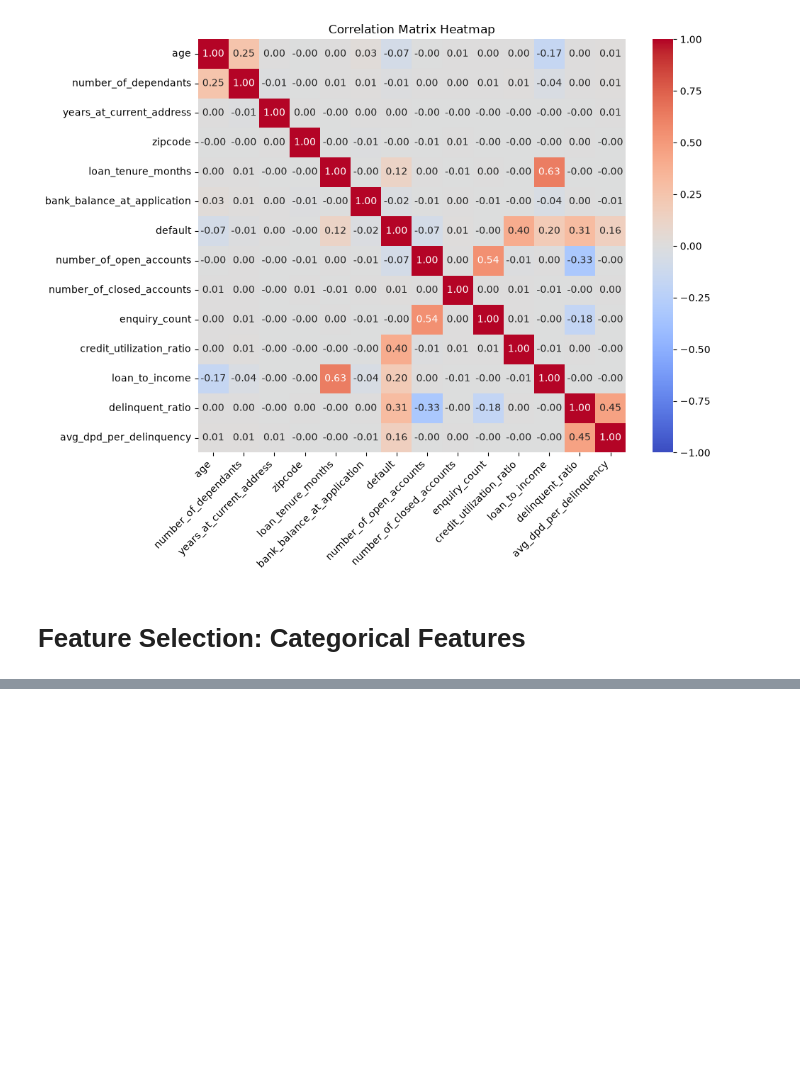
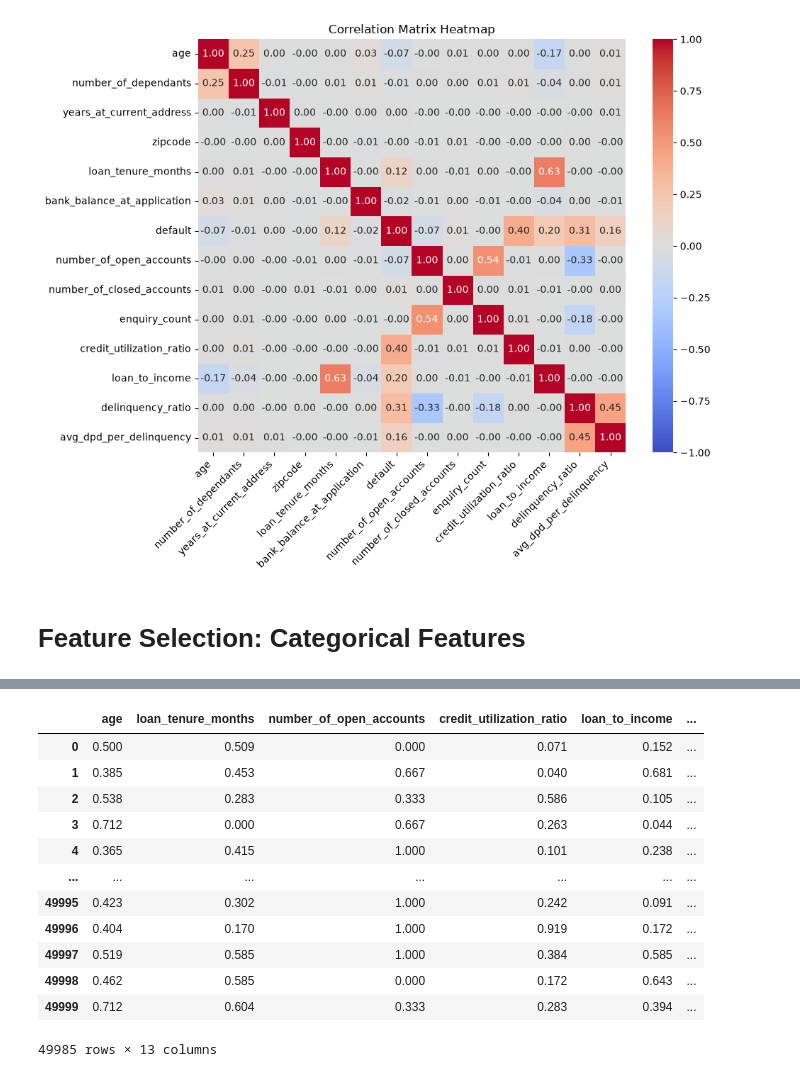
Before and after one commit to ANANTA678/A-Laptop, a Jupyter notebook: Project 2/Credit_risk_model.ipynb, the cells around one changed output, grey strips where cells are left out. Drawn from its saved outputs; the diff is of its cells as text; code cells hidden in the pictures; blank space fills up the shorter version.

```diff
--- a/Project 2/Credit_risk_model.ipynb
+++ b/Project 2/Credit_risk_model.ipynb
@@ -531,0 +1101,17 @@ plt.show()
+# %%
+data = pd.get_dummies(data, drop_first=True)
+data
+# %% [output]
+|  | age | loan_tenure_months | number_of_open_accounts | credit_utilization_ratio | loan_to_income | ... |
+| 0 | 0.500 | 0.509 | 0.000 | 0.071 | 0.152 | ... |
+| 1 | 0.385 | 0.453 | 0.667 | 0.040 | 0.681 | ... |
+| 2 | 0.538 | 0.283 | 0.333 | 0.586 | 0.105 | ... |
+| 3 | 0.712 | 0.000 | 0.667 | 0.263 | 0.044 | ... |
+| 4 | 0.365 | 0.415 | 1.000 | 0.101 | 0.238 | ... |
+| ... | ... | ... | ... | ... | ... | ... |
+| 49995 | 0.423 | 0.302 | 1.000 | 0.242 | 0.091 | ... |
+| 49996 | 0.404 | 0.170 | 1.000 | 0.919 | 0.172 | ... |
+| 49997 | 0.519 | 0.585 | 1.000 | 0.384 | 0.585 | ... |
+| 49998 | 0.462 | 0.585 | 0.000 | 0.172 | 0.643 | ... |
+| 49999 | 0.712 | 0.604 | 0.333 | 0.283 | 0.394 | ... |
+49985 rows × 13 columns
```
Also changed, not shown: parts of 57 cells of this notebook, 14 other files.
